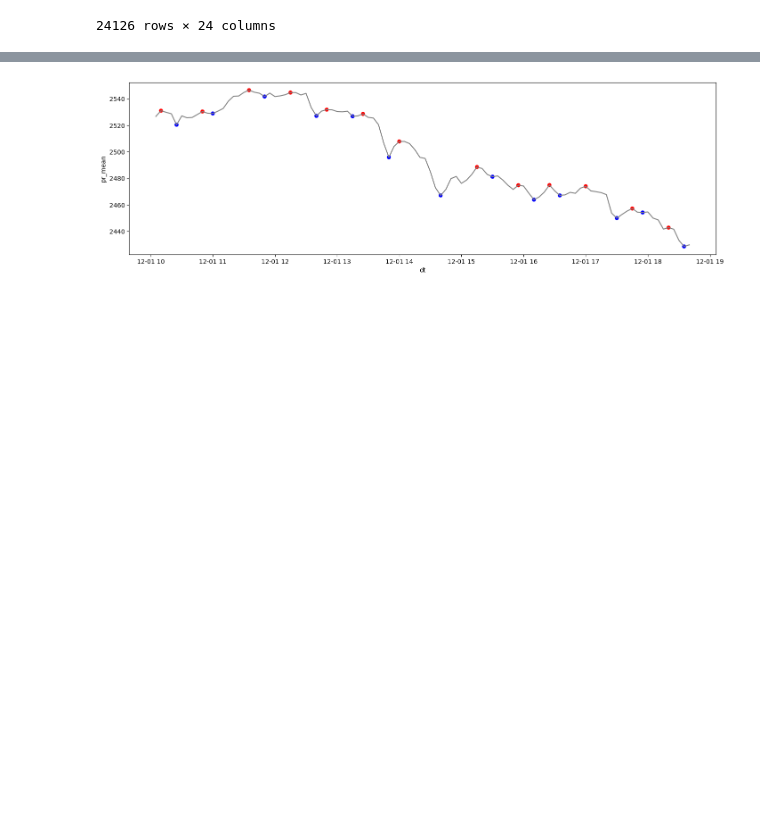
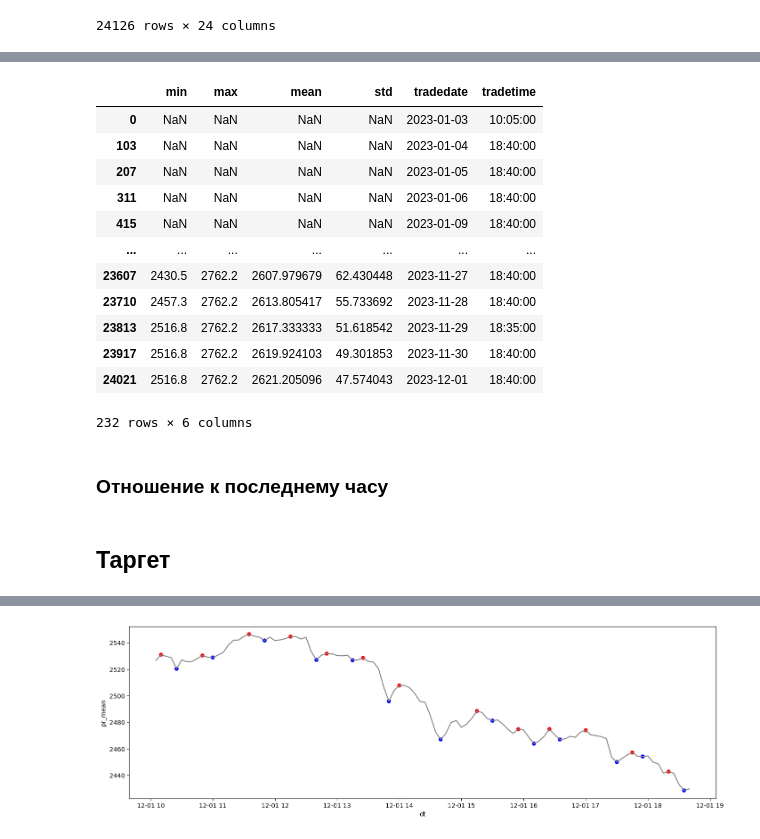
Before and after one commit to slivka83/algopack_simple_bot, a Jupyter notebook: notebooks/Model.ipynb, the cells around one changed output, grey strips where cells are left out. Cells and saved outputs as stored; diff of their text form; code cells hidden in the pictures; blank space fills up the shorter version.

```diff
--- a/notebooks/Model.ipynb
+++ b/notebooks/Model.ipynb
@@ -108,3 +195,30 @@ df
+# %%
+month_temp = df['pr_mean'].rolling(3120).agg(['min','max','mean','std'])
+month_temp['tradedate'] = df['tradedate']
+month_temp['tradetime'] = df['tradetime']
+month_temp['tradedate'] = month_temp['tradedate'].shift(-1)
+
+month_temp = month_temp.groupby('tradedate').nth(0)
+
+month_temp
+# %% [output]
+|  | min | max | mean | std | tradedate | tradetime |
+| 0 | NaN | NaN | NaN | NaN | 2023-01-03 | 10:05:00 |
+| 103 | NaN | NaN | NaN | NaN | 2023-01-04 | 18:40:00 |
+| 207 | NaN | NaN | NaN | NaN | 2023-01-05 | 18:40:00 |
+| 311 | NaN | NaN | NaN | NaN | 2023-01-06 | 18:40:00 |
+| 415 | NaN | NaN | NaN | NaN | 2023-01-09 | 18:40:00 |
+| ... | ... | ... | ... | ... | ... | ... |
+| 23607 | 2430.5 | 2762.2 | 2607.979679 | 62.430448 | 2023-11-27 | 18:40:00 |
+| 23710 | 2457.3 | 2762.2 | 2613.805417 | 55.733692 | 2023-11-28 | 18:40:00 |
+| 23813 | 2516.8 | 2762.2 | 2617.333333 | 51.618542 | 2023-11-29 | 18:35:00 |
+| 23917 | 2516.8 | 2762.2 | 2619.924103 | 49.301853 | 2023-11-30 | 18:40:00 |
+| 24021 | 2516.8 | 2762.2 | 2621.205096 | 47.574043 | 2023-12-01 | 18:40:00 |
+232 rows × 6 columns
+# %% [markdown]
+### Отношение к последнему часу
+# %% [markdown]
+## Таргет
 # %%
 dist=5
 
```
Also changed, not shown: parts of 13 cells of this notebook.
